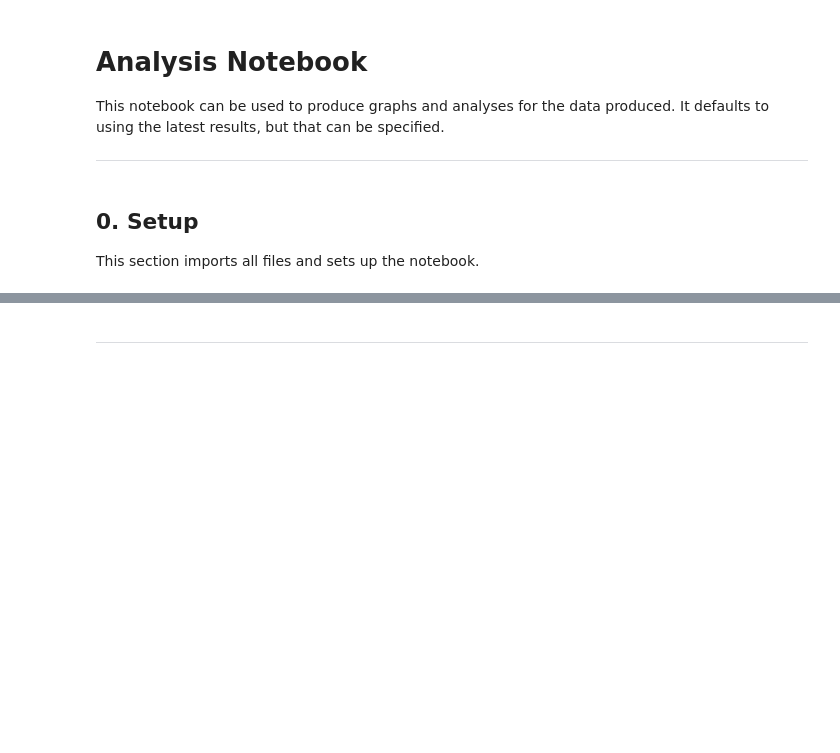
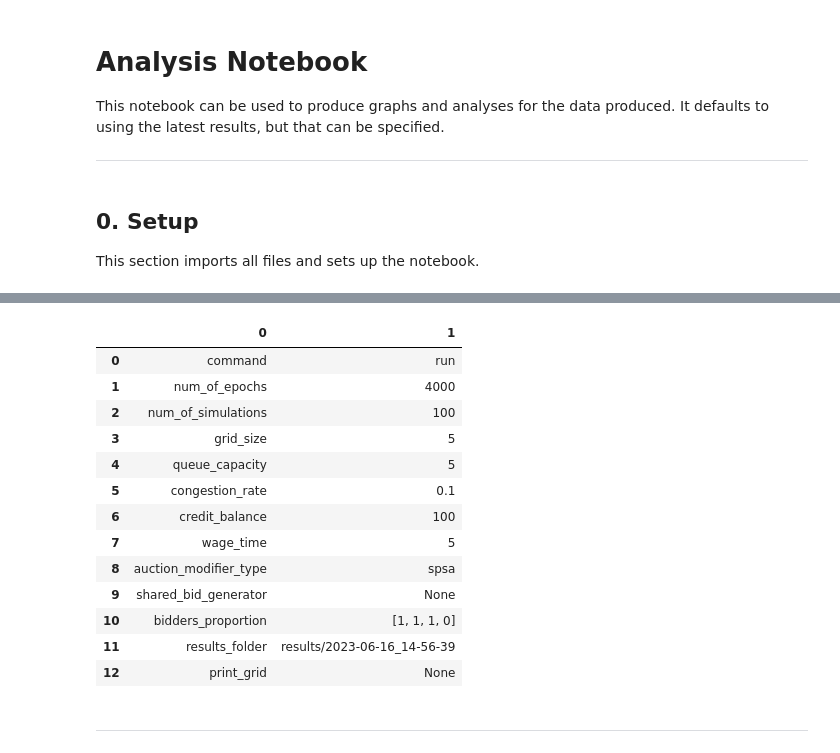
Before and after one commit to LeonidasZotos/adaptiveAuctions, a Jupyter notebook: analysis.ipynb, the cells around one changed output, grey strips where cells are left out. Cells and saved outputs as stored; diff of their text form; code cells hidden in the pictures; blank space fills up the shorter version.

```diff
--- a/analysis.ipynb
+++ b/analysis.ipynb
@@ -32,11 +32,23 @@ Using file: 2023-06-09_16-01-44
 # %%
 # Import the .csvs and create dataframes
-
-average_satisfaction_score_by_bidding_type = pd.read_csv(
-    'results/' + file_to_use + '/average_satisfaction_score_by_bidding_type.csv')
-
-average_throughput_per_intersection = pd.read_csv(
-    'results/' + file_to_use + '/average_throughput_per_intersection.csv')
+# read txt file
+sim_confifiguration = pd.read_csv('results/' + file_to_use + '/configuration.txt', header = None, delimiter = ":")
+display(sim_confifiguration) # Display the configuration
+# %% [output]
+|  | 0 | 1 |
+| 0 | command | run |
+| 1 | num_of_epochs | 4000 |
+| 2 | num_of_simulations | 100 |
+| 3 | grid_size | 5 |
+| 4 | queue_capacity | 5 |
+| 5 | congestion_rate | 0.1 |
+| 6 | credit_balance | 100 |
+| 7 | wage_time | 5 |
+| 8 | auction_modifier_type | spsa |
+| 9 | shared_bid_generator | None |
+| 10 | bidders_proportion | [1, 1, 1, 0] |
+| 11 | results_folder | results/2023-06-16_14-56-39 |
+| 12 | print_grid | None |
 # %% [markdown]
 ***
 # %% [markdown]
```
Also changed, not shown: parts of 7 cells of this notebook, 3 other files.
